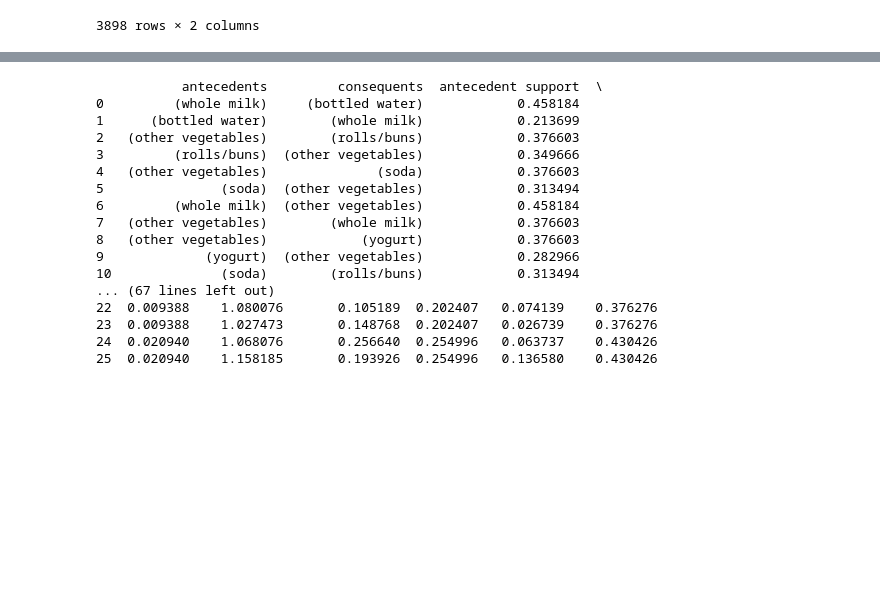
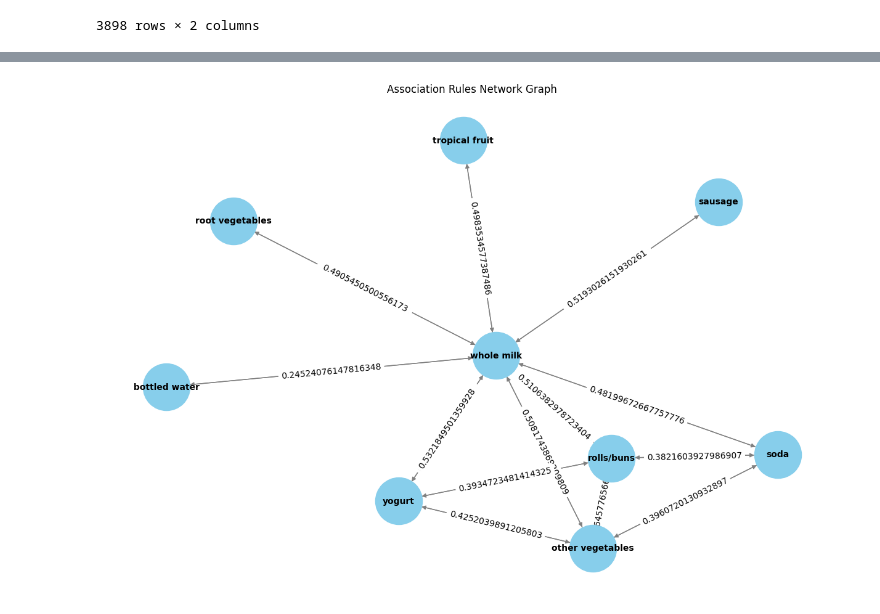
Before and after one commit to reezecodee/arumi-store, a Jupyter notebook: notebook.ipynb, the cells around one changed output, grey strips where cells are left out. Saved outputs shown, nothing was run; the diff lists cells and outputs as text; code cells hidden in the pictures; blank space fills up the shorter version.

Commit message:
feat: add evaluation model and visualization

```diff
--- a/notebook.ipynb
+++ b/notebook.ipynb
@@ -90,29 +148,23 @@ rules
 | 24 | (whole milk) | (yogurt) | 0.458184 | 0.282966 | 0.150590 | 0.328667 | 1.161510 | ... |
 | 25 | (yogurt) | (whole milk) | 0.282966 | 0.458184 | 0.150590 | 0.532185 | 1.161510 | ... |
+# %%
+G = nx.DiGraph()
+
+for _, row in rules_df.iterrows():
+    for antecedent in row['antecedents']:
+        for consequent in row['consequents']:
+            G.add_edge(antecedent, consequent, weight=row['confidence'])
+
+plt.figure(figsize=(12, 8))
+pos = nx.spring_layout(G, k=0.5)
+nx.draw(G, pos, with_labels=True, node_color='skyblue', node_size=3000, font_size=10, font_weight='bold', edge_color='gray')
+labels = nx.get_edge_attributes(G, 'weight')
+nx.draw_networkx_edge_labels(G, pos, edge_labels=labels)
+plt.title("Association Rules Network Graph")
+plt.show()
+# %% [output]
+[figure, added]
 # %%
 # deployment
 with open('model.pkl', 'wb') as f:
     pickle.dump(rules, f)
-
-with open('model.pkl', 'rb') as f:
-    rules = pickle.load(f)
-
-print(rules)
-# %% [output]
-           antecedents         consequents  antecedent support  \
-0         (whole milk)     (bottled water)            0.458184
-1      (bottled water)        (whole milk)            0.213699
-2   (other vegetables)        (rolls/buns)            0.376603
-3         (rolls/buns)  (other vegetables)            0.349666
-4   (other vegetables)              (soda)            0.376603
-5               (soda)  (other vegetables)            0.313494
-6         (whole milk)  (other vegetables)            0.458184
-7   (other vegetables)        (whole milk)            0.376603
-8   (other vegetables)            (yogurt)            0.376603
-9             (yogurt)  (other vegetables)            0.282966
-10              (soda)        (rolls/buns)            0.313494
-... (67 lines left out)
-22  0.009388    1.080076       0.105189  0.202407   0.074139    0.376276
-23  0.009388    1.027473       0.148768  0.202407   0.026739    0.376276
-24  0.020940    1.068076       0.256640  0.254996   0.063737    0.430426
-25  0.020940    1.158185       0.193926  0.254996   0.136580    0.430426
```
Also changed, not shown: parts of 9 cells of this notebook, 1 other file.
